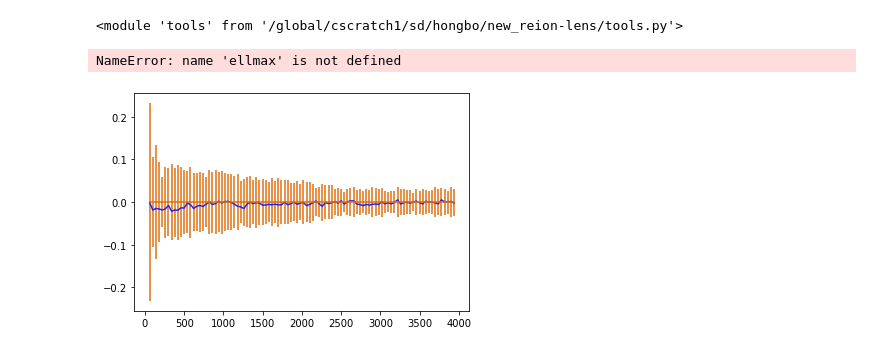
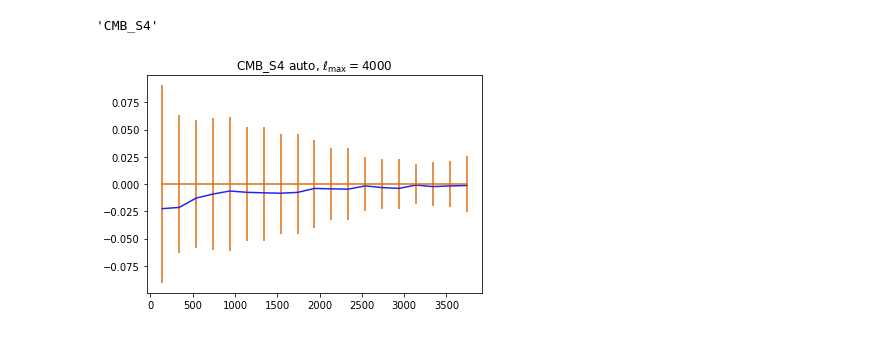
Before and after one commit to catketchup/new_reion-lens, a Jupyter notebook: sim.ipynb, the cells around one changed output. Cells and saved outputs as stored; diff of their text form; code cells hidden in the pictures.

Commit message:
errorbar

```diff
--- a/sim.ipynb
+++ b/sim.ipynb
@@ -37,8 +38,3 @@ delta_L = 40
 
 # pixel size in arcmin
 px_arcmin = 1.
-# %%
-data_path = 'data/test/'
-importlib.reload(tools)
-# %% [output]
-<module 'tools' from '/global/cscratch1/sd/hongbo/new_reion-lens/tools.py'>
@@ -84,8 +41,16 @@ experiment_names = 'CMB_S4'
+# %%
+data_path = 'data/test/'
+importlib.reload(tools)
+ps = pd.read_csv('data/test/'+map_source+'_'+ksz_type+'_'+'CMB_S4_100_4000.csv')
+experiment_names = [ name for name in experiments.keys()]
+experiment_names[0]
+# %% [output]
+'CMB_S4'
 # %%
-plt.plot(bias1['Ls'], bias1['bias'])
-plt.errorbar(bias1['Ls'], np.zeros(np.shape(bias1['Ls'])), yerr=bias1['bias_err'])
-plt.title(r'CMB S4 auto, ${\ell}_{\mathrm{max}}=%s$' %ellmax)
-plt.savefig('data/test/'+map_source+'_'+ksz_type+'_'+experiment_name+'_'+'.png')
+plt.plot(ps['Ls'], ps['bias'])
+#plt.errorbar(ps['Ls'], ps['bias'], yerr=ps['bias_err'])
+plt.errorbar(ps['Ls'], np.zeros(np.shape(ps['Ls'])), yerr=ps['bias_err'])
+plt.title(r'%s auto, ${\ell}_{\mathrm{max}}=%s$' %(experiment_names[0], ellmaxs[0]))
+plt.savefig('data/test/'+map_source+'_'+ksz_type+'_'+experiment_names[0]+'_'+'.png')
 # %% [output]
-NameError: name 'ellmax' is not defined
-[figure, old version]
+[figure, new version]
```
Also changed, not shown: parts of 7 cells of this notebook, 11 other files.
